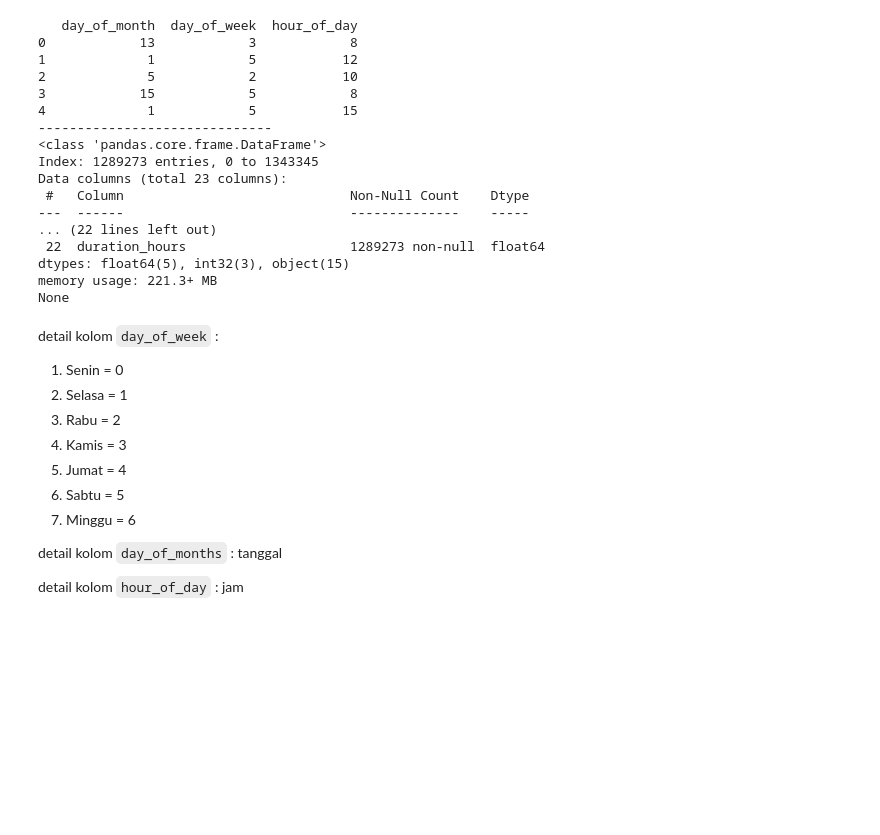
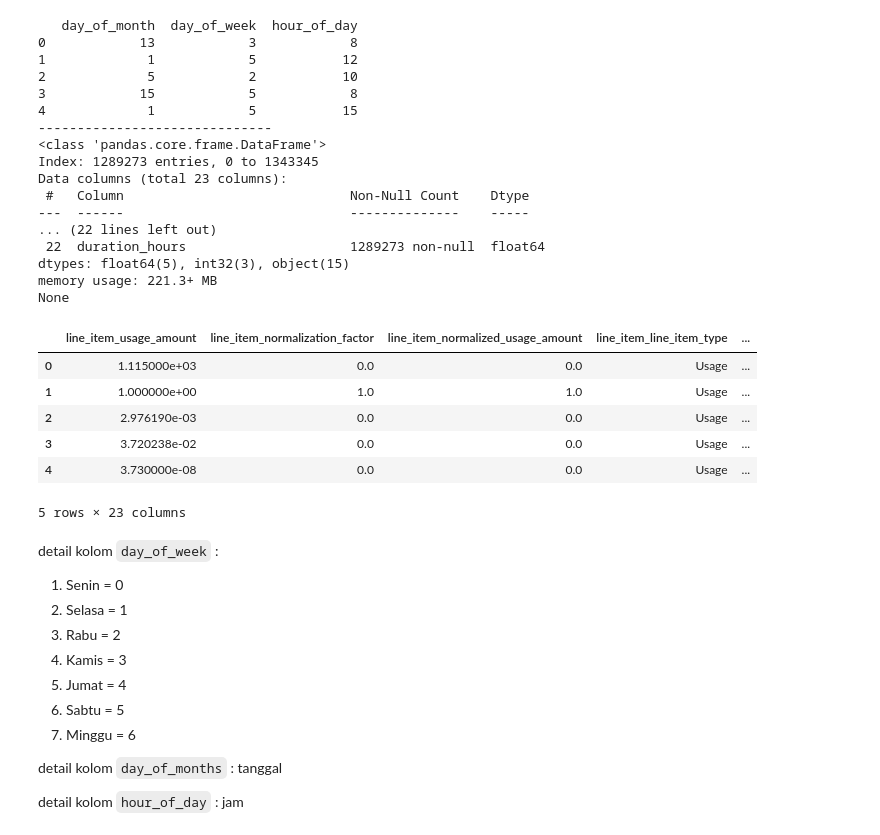
Before and after one commit to diyangraditya/thesis, a Jupyter notebook: Notebooks/main.ipynb, the cells around one changed output. Cells and saved outputs as stored; diff of their text form; code cells hidden in the pictures; blank space fills up the shorter version.

```diff
--- a/Notebooks/main.ipynb
+++ b/Notebooks/main.ipynb
@@ -633,6 +667,16 @@ Data columns (total 23 columns):
 dtypes: float64(5), int32(3), object(15)
 memory usage: 221.3+ MB
 None
+# %%
+df_cleaned1.head()
+# %% [output]
+|  | line_item_usage_amount | line_item_normalization_factor | line_item_normalized_usage_amount | line_item_line_item_type | ... |
+| 0 | 1.115000e+03 | 0.0 | 0.0 | Usage | ... |
+| 1 | 1.000000e+00 | 1.0 | 1.0 | Usage | ... |
+| 2 | 2.976190e-03 | 0.0 | 0.0 | Usage | ... |
+| 3 | 3.720238e-02 | 0.0 | 0.0 | Usage | ... |
+| 4 | 3.730000e-08 | 0.0 | 0.0 | Usage | ... |
+5 rows × 23 columns
 # %% [markdown]
 detail kolom `day_of_week` :
 1. Senin = 0
```
Also changed, not shown: parts of 23 cells of this notebook.
